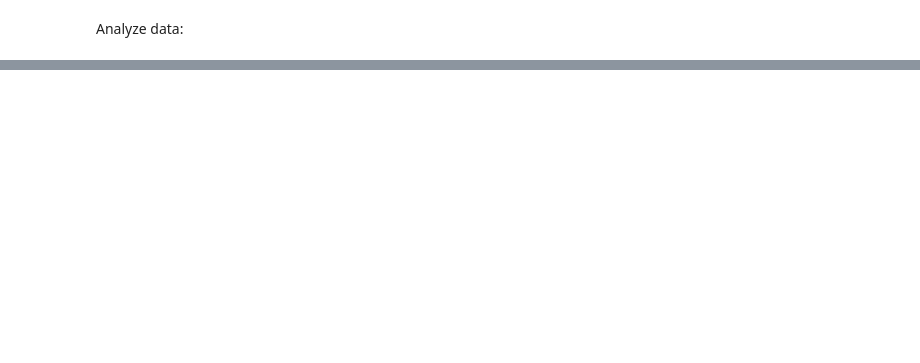
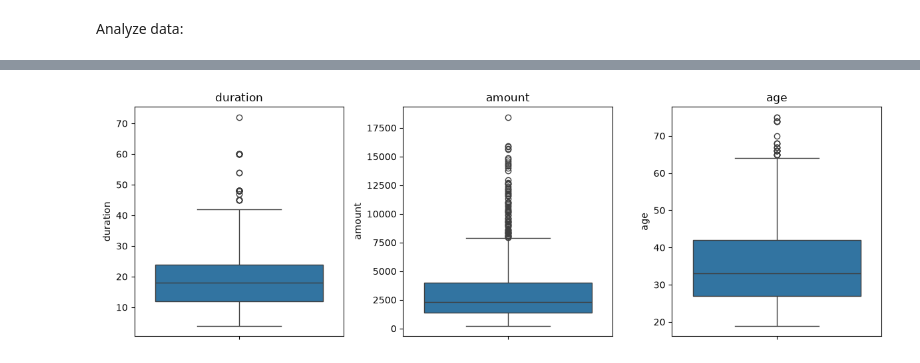
Before and after one commit to luisesmt/ESMT_IML, a Jupyter notebook: my_work/dpp_eda.ipynb, the cells around one changed output, grey strips where cells are left out. Drawn from its saved outputs; the diff is of its cells as text; code cells hidden in the pictures; blank space fills up the shorter version.

```diff
--- a/my_work/dpp_eda.ipynb
+++ b/my_work/dpp_eda.ipynb
@@ -51,0 +89,14 @@ Index(['status', 'duration', 'credit_history', 'purpose', 'amount', 'savings',
+# %%
+import matplotlib.pyplot as plt
+import seaborn as sns
+
+fig, axes = plt.subplots(1, 3, figsize=(12, 4))
+
+for ax, col in zip(axes, ["duration", "amount", "age"]):
+    sns.boxplot(data=df, y=col, ax=ax)
+    ax.set_title(col)
+
+plt.tight_layout()
+plt.show()
+# %% [output]
+[figure, added]
```
Also changed, not shown: parts of 8 cells of this notebook.
